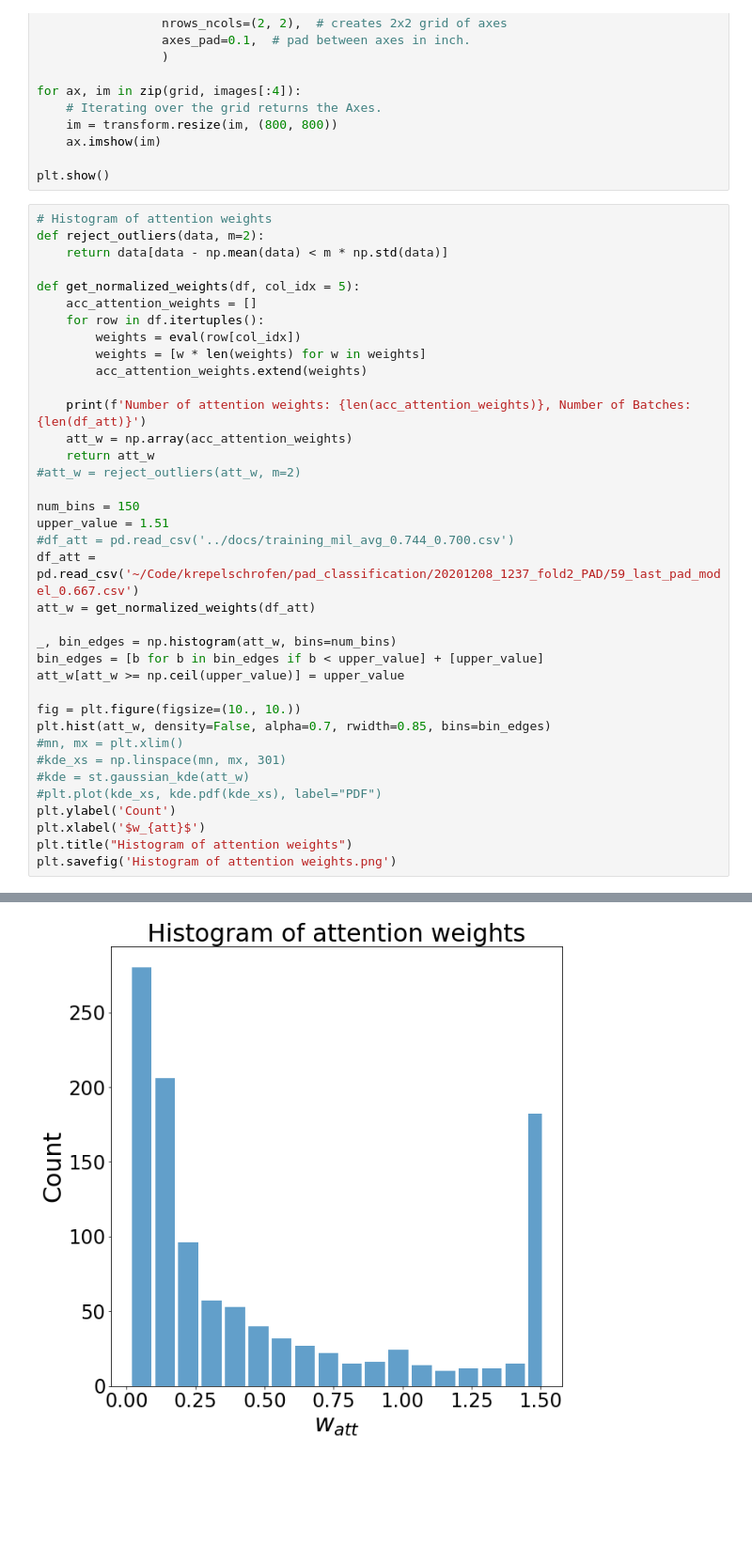
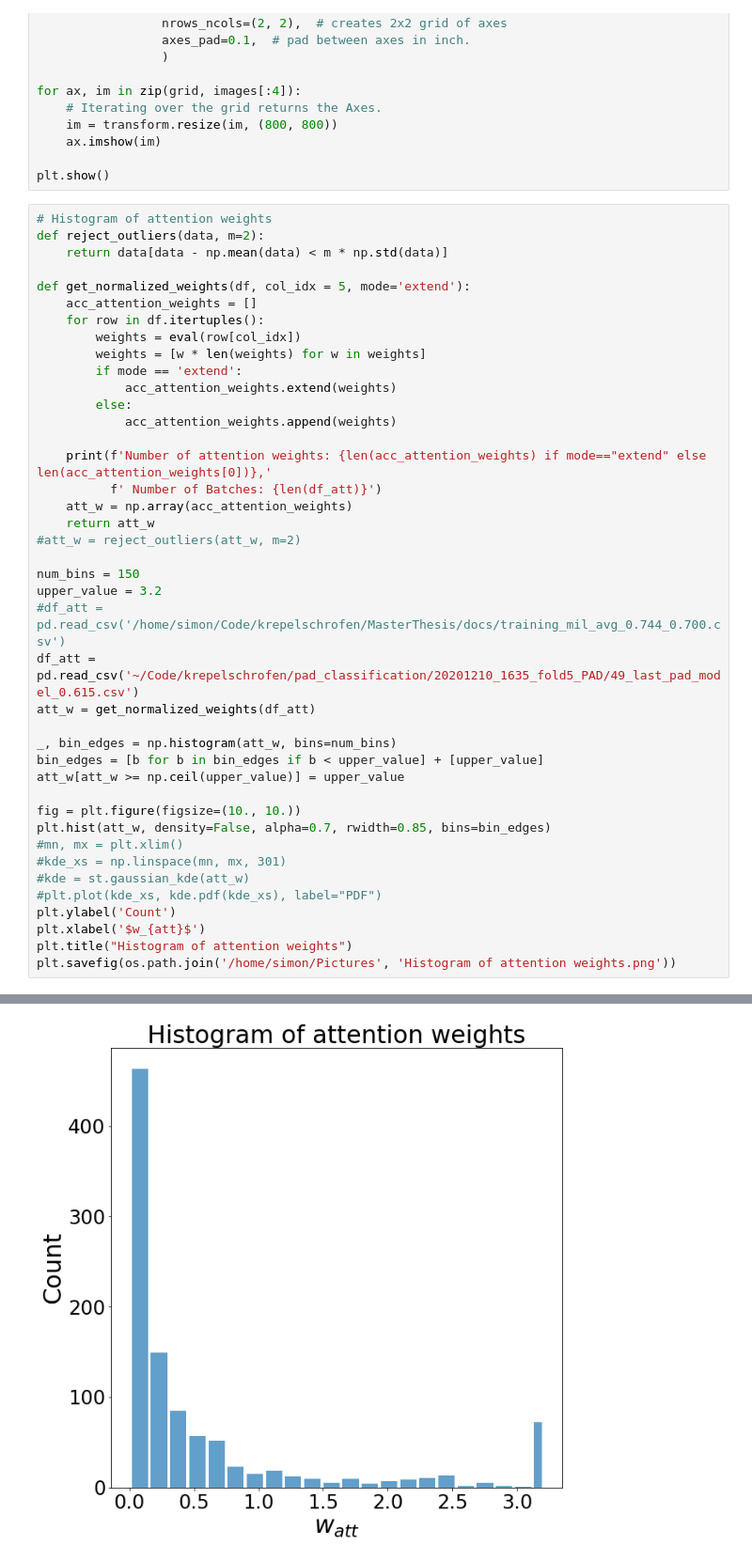
Before and after one commit to AgenoDrei/pad_classification, a Jupyter notebook: analysis_visualize_results.py.ipynb, the cells around one changed output, grey strips where cells are left out. Shown at 94% size. Drawn from its saved outputs; the diff is of its cells as text; blank space fills up the shorter version.

```diff
--- a/analysis_visualize_results.py.ipynb
+++ b/analysis_visualize_results.py.ipynb
@@ -71,22 +47,26 @@ plt.show()
 def reject_outliers(data, m=2):
     return data[data - np.mean(data) < m * np.std(data)]
 
-def get_normalized_weights(df, col_idx = 5):
+def get_normalized_weights(df, col_idx = 5, mode='extend'):
     acc_attention_weights = []
     for row in df.itertuples():
         weights = eval(row[col_idx])
         weights = [w * len(weights) for w in weights]
-        acc_attention_weights.extend(weights)
+        if mode == 'extend':
+            acc_attention_weights.extend(weights)
+        else:
+            acc_attention_weights.append(weights)
 
-    print(f'Number of attention weights: {len(acc_attention_weights)}, Number of Batches: {len(df_att)}')
+    print(f'Number of attention weights: {len(acc_attention_weights) if mode=="extend" else len(acc_attention_weights[0])},'
+          f' Number of Batches: {len(df_att)}')
     att_w = np.array(acc_attention_weights)
     return att_w
 #att_w = reject_outliers(att_w, m=2)
 
 num_bins = 150
-upper_value = 1.51
-#df_att = pd.read_csv('../docs/training_mil_avg_0.744_0.700.csv')
-df_att = pd.read_csv('~/Code/krepelschrofen/pad_classification/20201208_1237_fold2_PAD/59_last_pad_model_0.667.csv')
+upper_value = 3.2
+#df_att = pd.read_csv('/home/simon/Code/krepelschrofen/MasterThesis/docs/training_mil_avg_0.744_0.700.csv')
+df_att = pd.read_csv('~/Code/krepelschrofen/pad_classification/20201210_1635_fold5_PAD/49_last_pad_model_0.615.csv')
 att_w = get_normalized_weights(df_att)
 
 _, bin_edges = np.histogram(att_w, bins=num_bins)
@@ -102,5 +82,5 @@ plt.hist(att_w, density=False, alpha=0.7, rwidth=0.85, bins=bin_edges)
 plt.ylabel('Count')
 plt.xlabel('$w_{att}$')
 plt.title("Histogram of attention weights")
-plt.savefig('Histogram of attention weights.png')
+plt.savefig(os.path.join('/home/simon/Pictures', 'Histogram of attention weights.png'))
 # %% [output]
@@ -108,4 +88,4 @@ Number of attention weights: 1160, Number of Batches: 20
-[figure, old version]
+[figure, new version]
 # %%
 # Attention weight gallery
 img_path = '/home/simon/Pictures/val'
```
Also changed, not shown: parts of 7 cells of this notebook.
